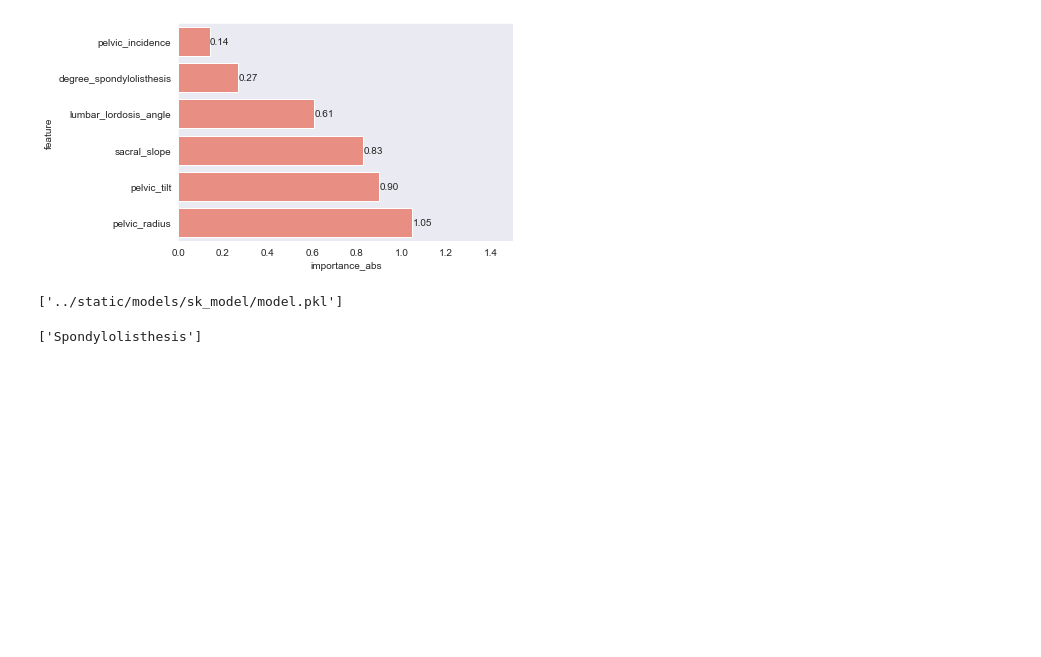
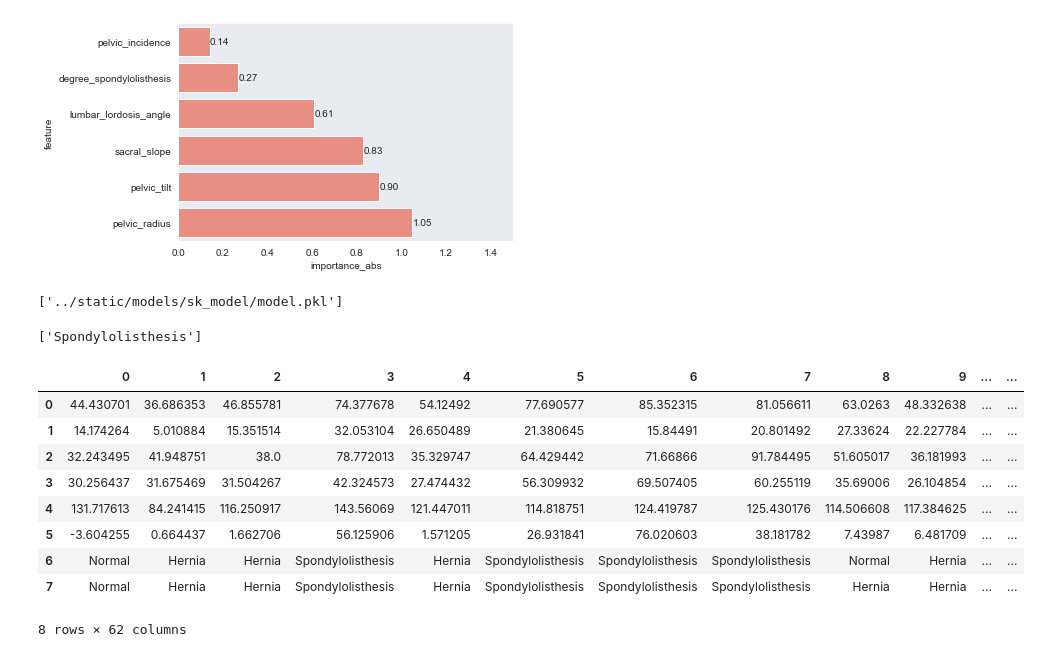
Before and after one commit to van-william/flask_app_ml, a Jupyter notebook: notebooks/ortho-ml-sklearn.ipynb, the cells around one changed output. Cells and saved outputs as stored; diff of their text form; code cells hidden in the pictures; blank space fills up the shorter version.

```diff
--- a/notebooks/ortho-ml-sklearn.ipynb
+++ b/notebooks/ortho-ml-sklearn.ipynb
@@ -180,3 +180,19 @@ clf = joblib.load(dir)
 print(clf.predict(np.asarray([5,5,5,5,5,5]).reshape((1, -1))))
 # %% [output]
 ['Spondylolisthesis']
+# %%
+results = np.stack([X_val[:,0],X_val[:,1],X_val[:,2],X_val[:,3],X_val[:,4],
+          X_val[:,5],y_val, y_pred])
+# %%
+pd.DataFrame(results)
+# %% [output]
+|  | 0 | 1 | 2 | 3 | 4 | 5 | 6 | 7 | 8 | 9 | ... | ... |
+| 0 | 44.430701 | 36.686353 | 46.855781 | 74.377678 | 54.12492 | 77.690577 | 85.352315 | 81.056611 | 63.0263 | 48.332638 | ... | ... |
+| 1 | 14.174264 | 5.010884 | 15.351514 | 32.053104 | 26.650489 | 21.380645 | 15.84491 | 20.801492 | 27.33624 | 22.227784 | ... | ... |
+| 2 | 32.243495 | 41.948751 | 38.0 | 78.772013 | 35.329747 | 64.429442 | 71.66866 | 91.784495 | 51.605017 | 36.181993 | ... | ... |
+| 3 | 30.256437 | 31.675469 | 31.504267 | 42.324573 | 27.474432 | 56.309932 | 69.507405 | 60.255119 | 35.69006 | 26.104854 | ... | ... |
+| 4 | 131.717613 | 84.241415 | 116.250917 | 143.56069 | 121.447011 | 114.818751 | 124.419787 | 125.430176 | 114.506608 | 117.384625 | ... | ... |
+| 5 | -3.604255 | 0.664437 | 1.662706 | 56.125906 | 1.571205 | 26.931841 | 76.020603 | 38.181782 | 7.43987 | 6.481709 | ... | ... |
+| 6 | Normal | Hernia | Hernia | Spondylolisthesis | Hernia | Spondylolisthesis | Spondylolisthesis | Spondylolisthesis | Normal | Hernia | ... | ... |
+| 7 | Normal | Hernia | Hernia | Spondylolisthesis | Hernia | Spondylolisthesis | Spondylolisthesis | Spondylolisthesis | Hernia | Hernia | ... | ... |
+8 rows × 62 columns
```
Also changed, not shown: parts of 4 cells of this notebook, 11 other files.
